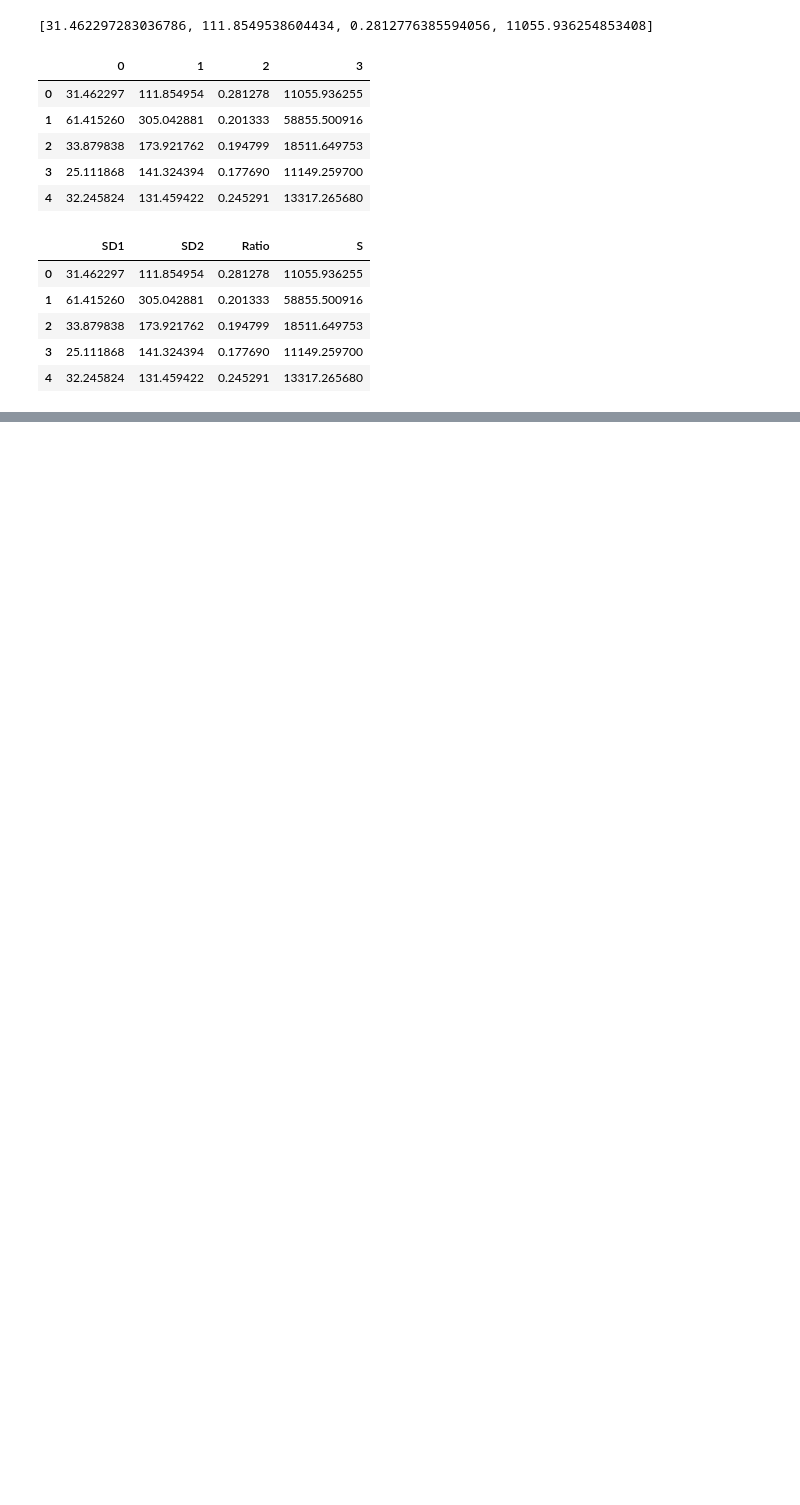
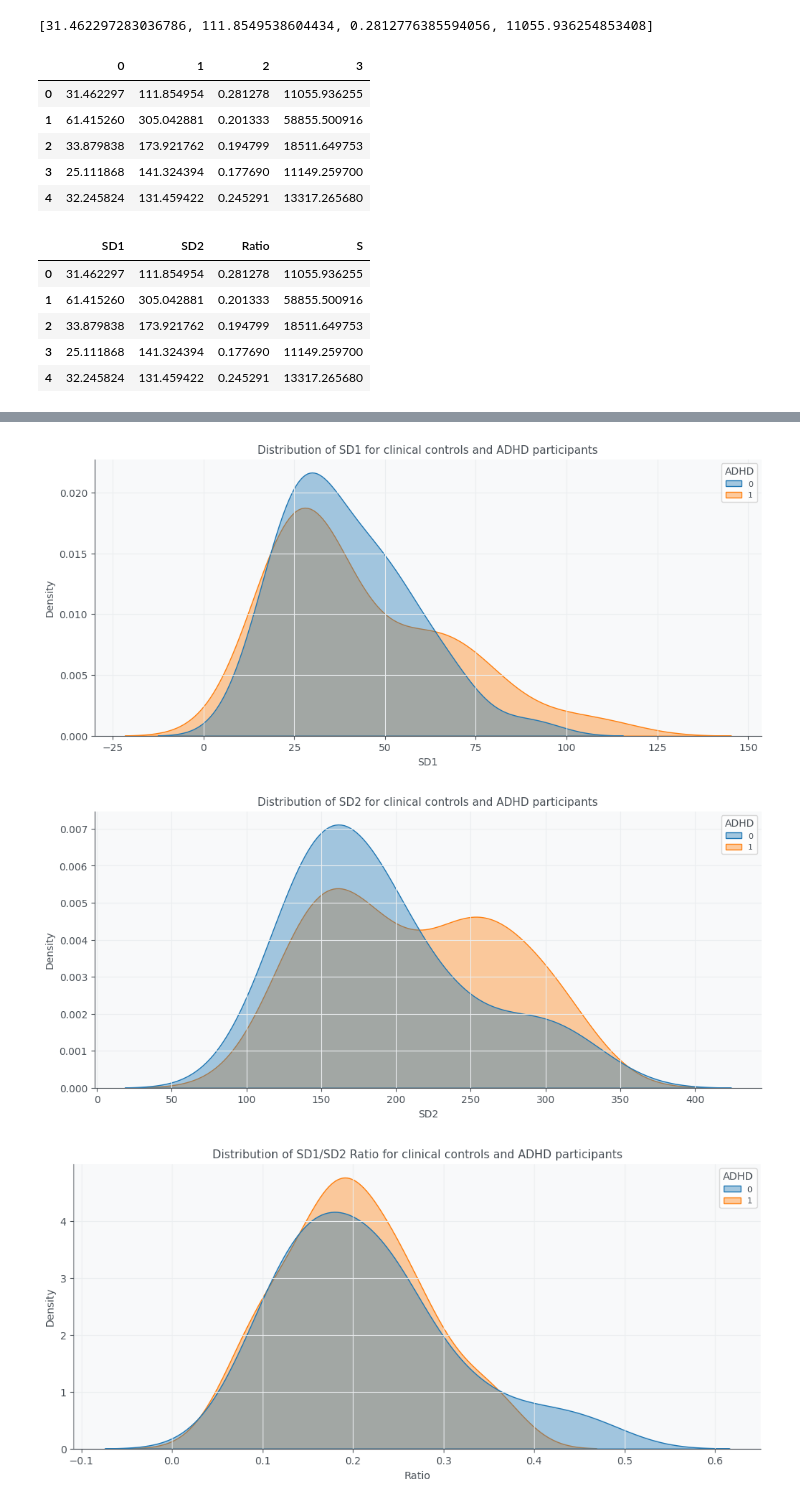
Before and after one commit to GacildaAnne/Thesis-ADHD-HRV, a Jupyter notebook: Thesis_code.ipynb, the cells around one changed output, grey strips where cells are left out. Saved outputs shown, nothing was run; the diff lists cells and outputs as text; code cells hidden in the pictures; blank space fills up the shorter version.

```diff
--- a/Thesis_code.ipynb
+++ b/Thesis_code.ipynb
@@ -1092,0 +1093,8 @@ nonl_df.head()
+# %%
+# Add participant group, age, sex, HRV_Hours
+extract = HRV_DF[["ADHD", "AGE", "SEX", "HRV_HOURS"]]
+
+extract = extract.reset_index(drop=True)
+
+nonl_df = extract.join(nonl_df)
+nonl_df.head()
@@ -1092,0 +1122,29 @@ nonl_df.head()
+# %%
+nonl_df["HRV_HOURS"] = nonl_df["HRV_HOURS"].astype("category")
+# %%
+%matplotlib inline
+# Visualize
+# Set figure size for the notebook
+plt.rcParams["figure.figsize"]=12,5
+
+
+# ADHD vs clinical control
+sns.kdeplot(data=nonl_df, x="SD1", hue="ADHD", fill=True, common_norm=False, alpha=0.4)
+plt.title('Distribution of SD1 for clinical controls and ADHD participants')
+plt.show()
+
+sns.kdeplot(data=nonl_df, x="SD2", hue="ADHD", fill=True, common_norm=False, alpha=0.4)
+plt.title('Distribution of SD2 for clinical controls and ADHD participants')
+plt.show()
+
+sns.kdeplot(data=nonl_df, x="Ratio", hue="ADHD", fill=True, common_norm=False, alpha=0.4)
+plt.title('Distribution of SD1/SD2 Ratio for clinical controls and ADHD participants')
+plt.show()
+
+sns.kdeplot(data=nonl_df, x="S", hue="ADHD", fill=True, common_norm=False, alpha=0.4)
+plt.title('Distribution of S for clinical controls and ADHD participants')
+plt.show()
+# %% [output]
+[figure, added]
+[figure, added]
+[figure, added]
```
Also changed, not shown: parts of 16 cells of this notebook.
